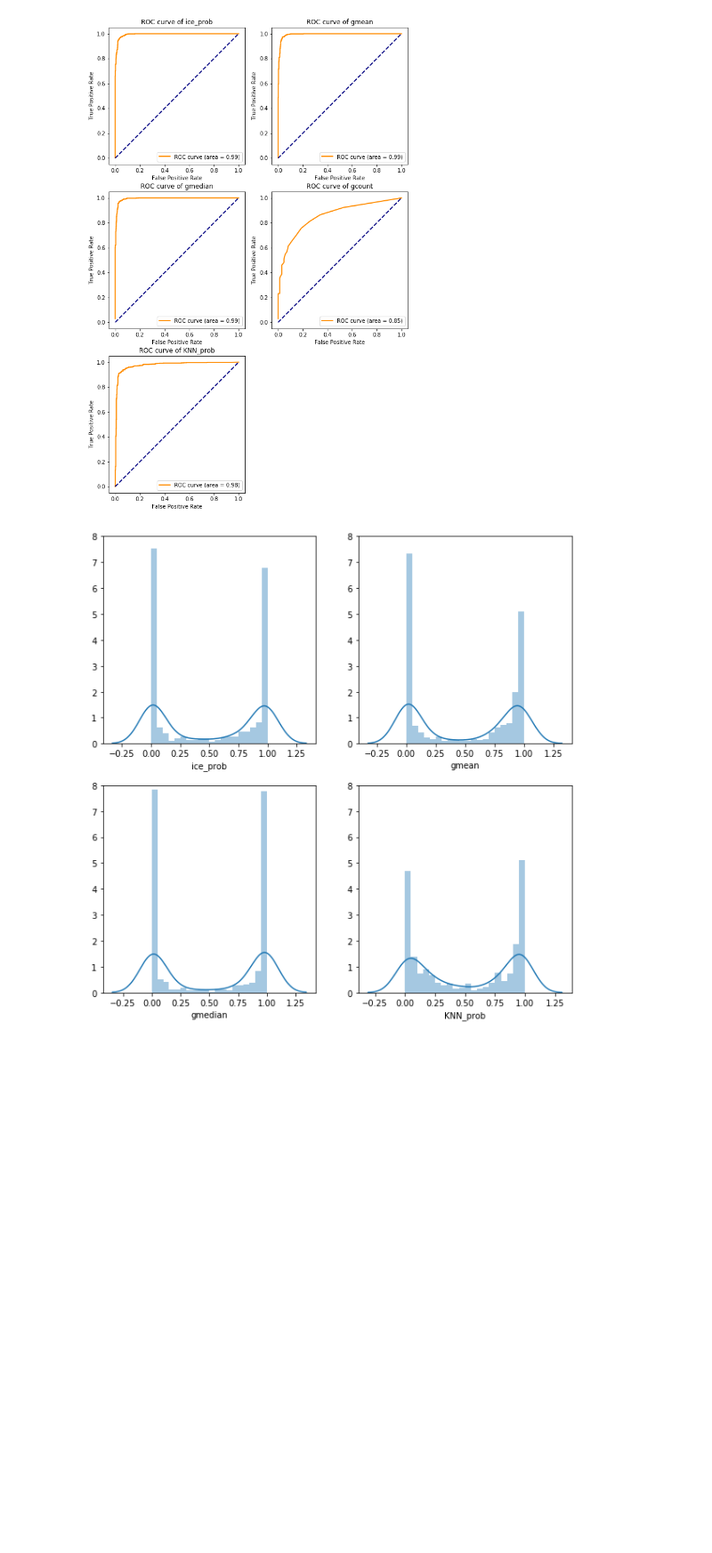
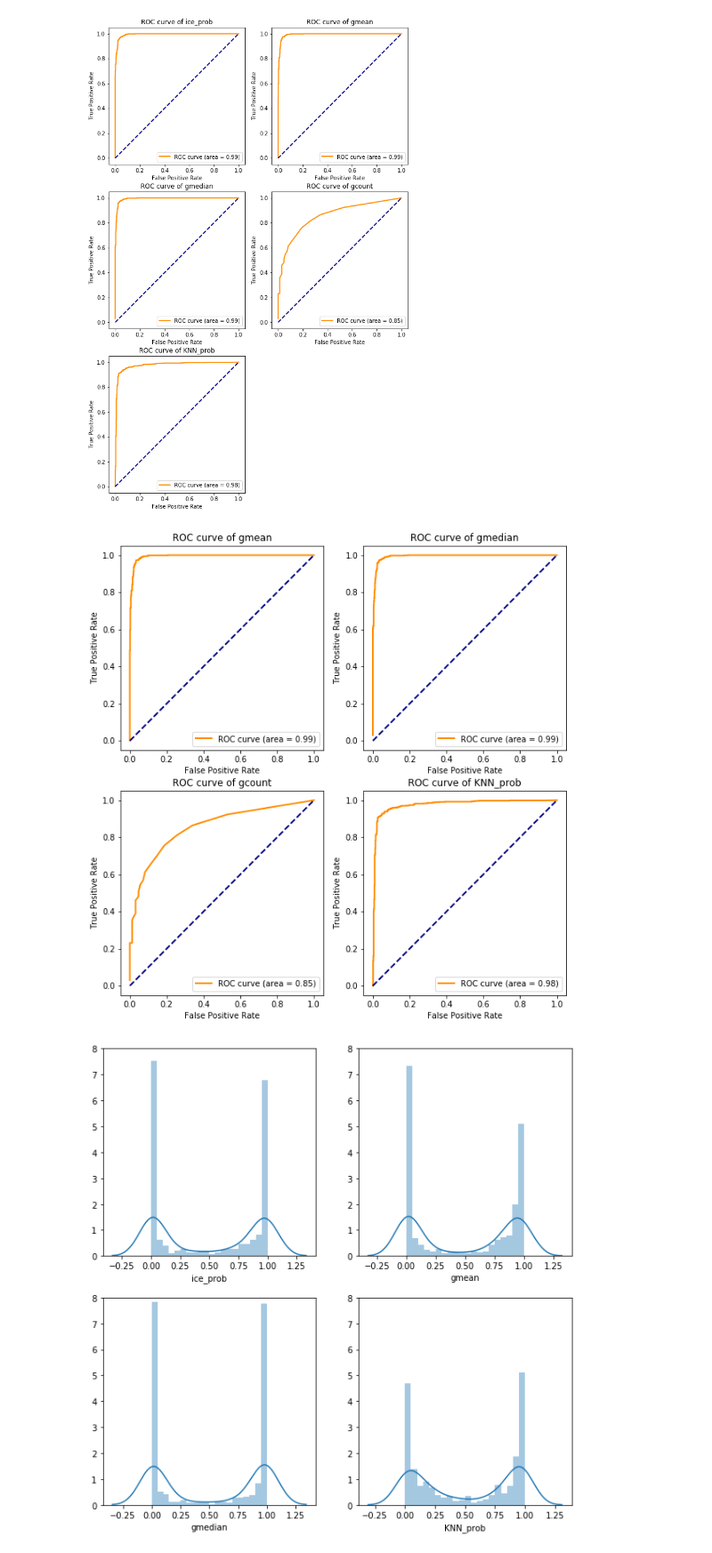
Before and after one commit to Lan-Tian/Upload, a Jupyter notebook: create_new_features.ipynb, the cells around one changed output. Shown: that part at 89% size. Cells and saved outputs as stored; diff of their text form; code cells hidden in the pictures; blank space fills up the shorter version.

```diff
--- a/create_new_features.ipynb
+++ b/create_new_features.ipynb
@@ -306,6 +306,21 @@ for label in labels:
 plt.show()
 # %% [output]
 [figure]
+# %%
+labels=[ 'gmean', 'gmedian', 'gcount','KNN_prob']
+
+fig = plt.figure(figsize = (10,16))
+y_true = train['is_iceberg']
+n_ax = 1
+for label in labels:
+    fig.add_subplot(320+n_ax)
+    y_pred = train[label]
+    plot_roc(y_true,y_pred,label)
+    n_ax = n_ax + 1
+
+plt.show()
+# %% [output]
+[figure, added]
 # %%
 def plot_dist(prob):
     sns.distplot(prob,bins = 20)
```
Also changed, not shown: parts of 3 cells of this notebook, 4 other files.
